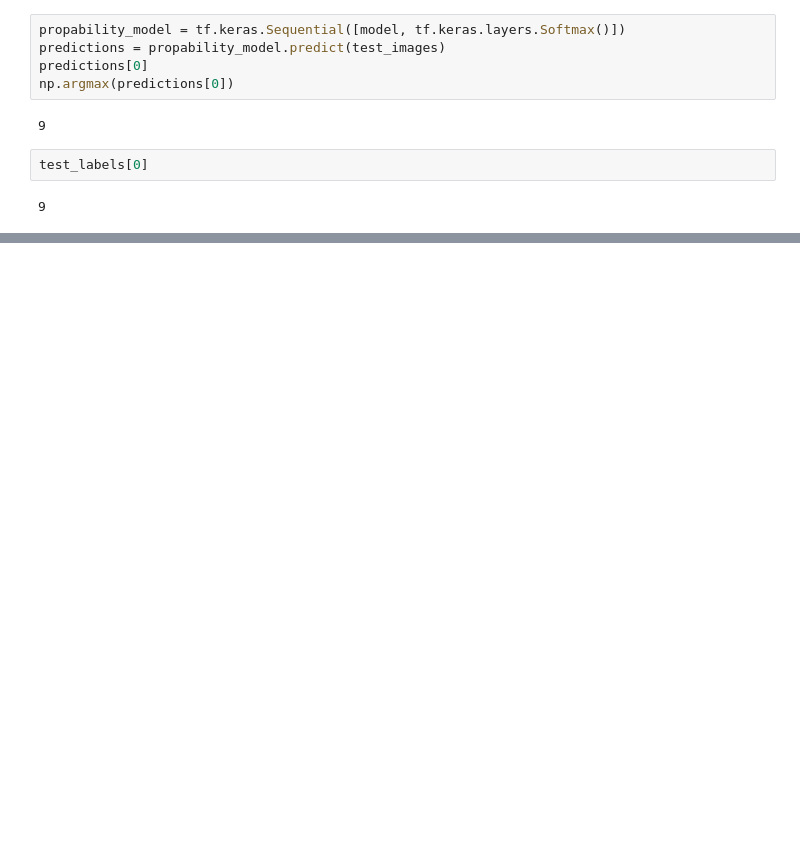
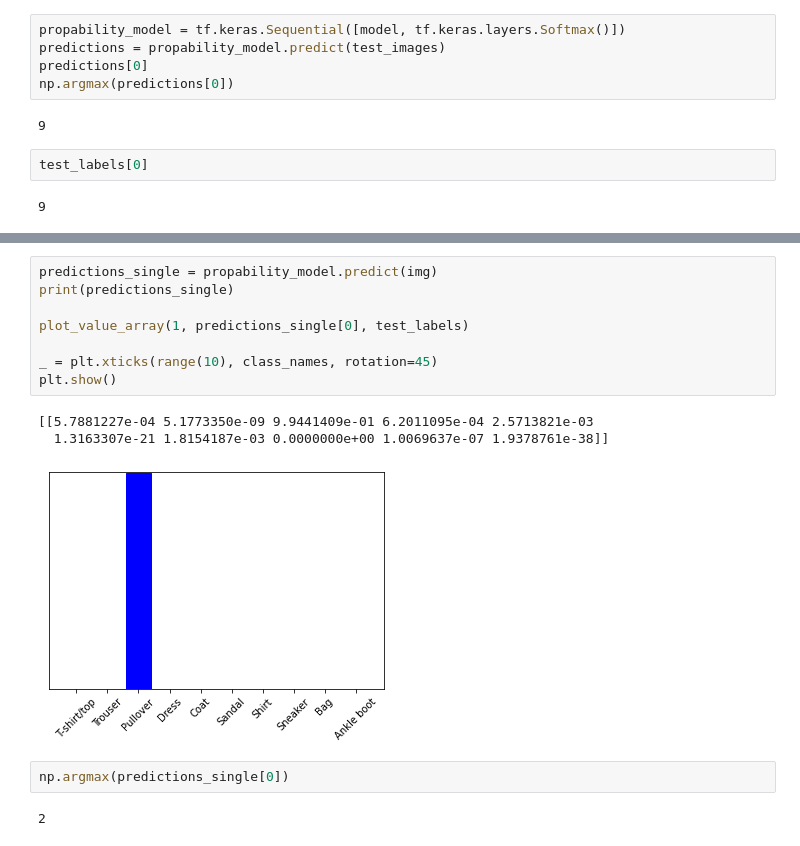
Before and after one commit to norbertgrzenkowicz/engineerka, a Jupyter notebook: jupyter/jupyter.ipynb, the cells around one changed output, grey strips where cells are left out. Drawn from its saved outputs; the diff is of its cells as text; blank space fills up the shorter version.

```diff
--- a/jupyter/jupyter.ipynb
+++ b/jupyter/jupyter.ipynb
@@ -155,0 +182,16 @@ TypeError: 'function' object is not subscriptable
+# %%
+predictions_single = propability_model.predict(img)
+print(predictions_single)
+
+plot_value_array(1, predictions_single[0], test_labels)
+
+_ = plt.xticks(range(10), class_names, rotation=45)
+plt.show()
+# %% [output]
+[[5.7881227e-04 5.1773350e-09 9.9441409e-01 6.2011095e-04 2.5713821e-03
+  1.3163307e-21 1.8154187e-03 0.0000000e+00 1.0069637e-07 1.9378761e-38]]
+[figure, added]
+# %%
+np.argmax(predictions_single[0])
+# %% [output]
+2
```
Also changed, not shown: parts of 8 cells of this notebook, 11 other files.
